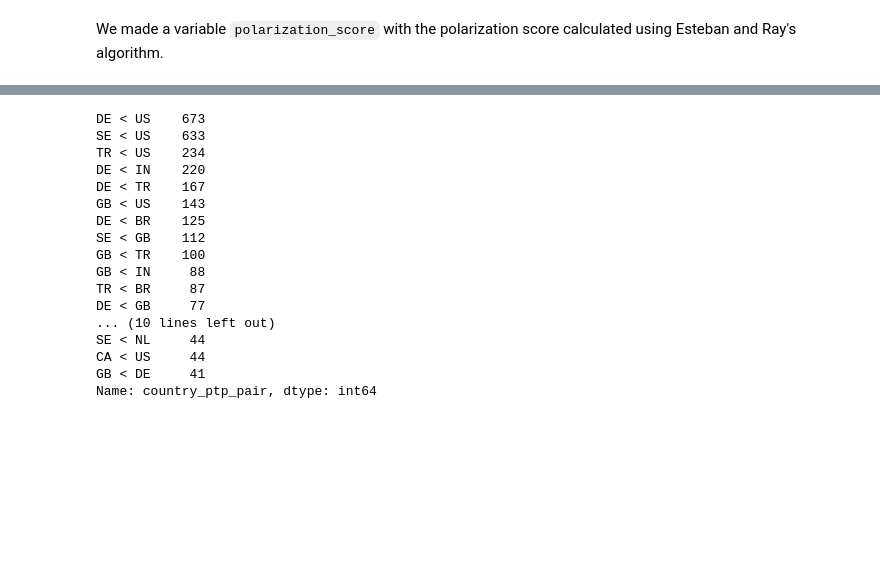
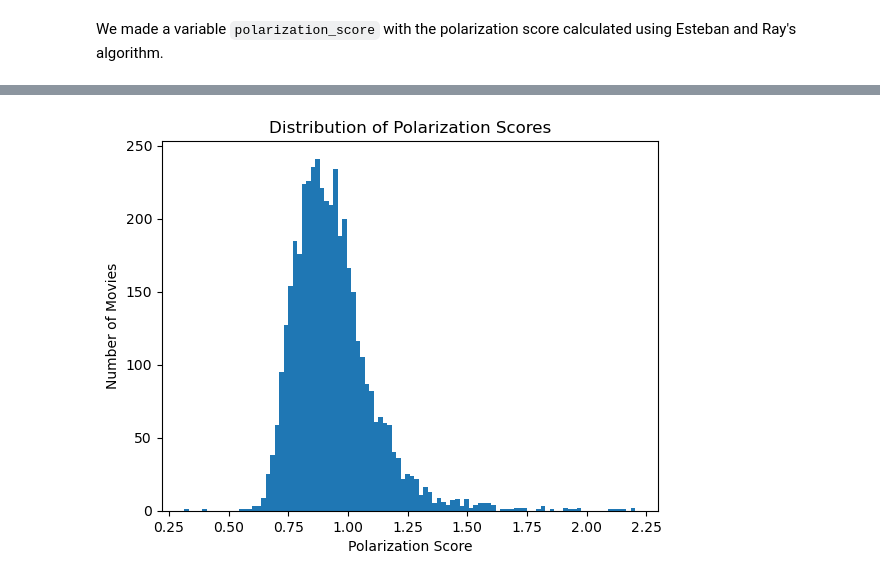
Before and after one commit to kaijchang/cmpu250-project-group-1, a Jupyter notebook: eda/eda.ipynb, the cells around one changed output, grey strips where cells are left out. Saved outputs shown, nothing was run; the diff lists cells and outputs as text; code cells hidden in the pictures; blank space fills up the shorter version.

```diff
--- a/eda/eda.ipynb
+++ b/eda/eda.ipynb
@@ -4,9 +5,14 @@ import numpy as np
 # %%
-movies = pd.read_csv('../data/imdb-processed.csv')
+movies = pd.read_csv('../data/imdb-cleaned.csv')
 # %%
 movies['total_votes'] = movies.loc[:, 'rating_1':'rating_10'].sum(axis='columns')
 # %% [markdown]
 We made a variable `total_votes` with the total number of user votes.
+# %%
+def calc_unweighted_rating(row):
+    return sum([i * row[f'rating_{i}'] for i in range(1, 11)]) / row['total_votes']
+
+movies['unweighted_rating'] = movies.apply(calc_unweighted_rating, axis='columns')
 # %%
 def calc_polarization(row):
     total_score = 0
@@ -36,8 +42,9 @@ def calc_ptp(row):
 
     max_country_idx = np.argmax(row.loc['country_0_rating':'country_4_rating'])
     min_country_idx = np.argmin(row.loc['country_0_rating':'country_4_rating'])
-    country_ptp_pair = f"{row[f'country_{min_country_idx}']} < {row[f'country_{max_country_idx}']}"
+    max_country = row[f'country_{max_country_idx}']
+    min_country = row[f'country_{min_country_idx}']
 
-    return pd.Series([ptp, country_ptp_pair])
+    return pd.Series([ptp, max_country, min_country])
 # %%
-movies[['country_ptp', 'country_ptp_pair']] = movies.apply(calc_ptp, axis='columns')
+movies[['country_ptp', 'max_country_ptp', 'min_country_ptp']] = movies.apply(calc_ptp, axis='columns')
@@ -65,22 +76,10 @@ movies.sort_values('country_ptp', ascending=False).head(25)
-# %%
-movies['country_ptp_pair'].value_counts().head(25)
-# %% [output]
-DE < US    673
-SE < US    633
-TR < US    234
-DE < IN    220
-DE < TR    167
-GB < US    143
-DE < BR    125
-SE < GB    112
-GB < TR    100
-GB < IN     88
-TR < BR     87
-DE < GB     77
-... (10 lines left out)
-SE < NL     44
-CA < US     44
-GB < DE     41
-Name: country_ptp_pair, dtype: int64
 # %%
 movies = movies.sort_values('polarization_score', ascending=False)
+# %%
+plt.hist(movies['polarization_score'], bins=100)
+plt.xlabel('Polarization Score')
+plt.ylabel('Number of Movies')
+plt.title('Distribution of Polarization Scores')
+plt.show()
+# %% [output]
+[figure, added]
```
Also changed, not shown: parts of 6 cells of this notebook, 2 other files.
